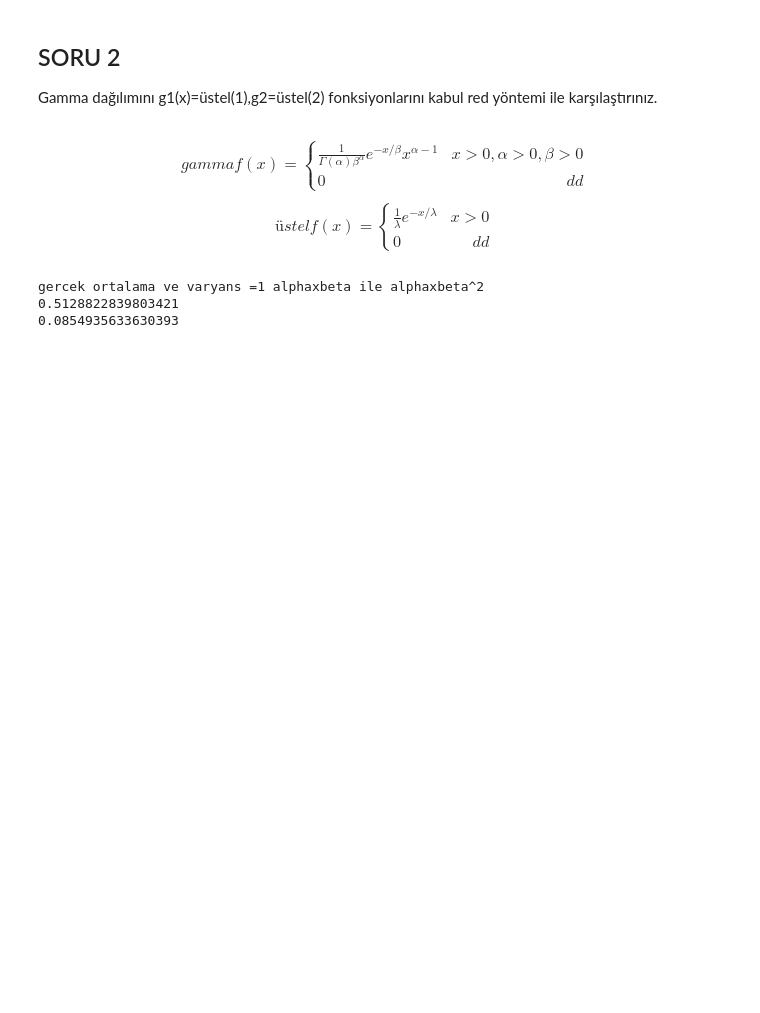
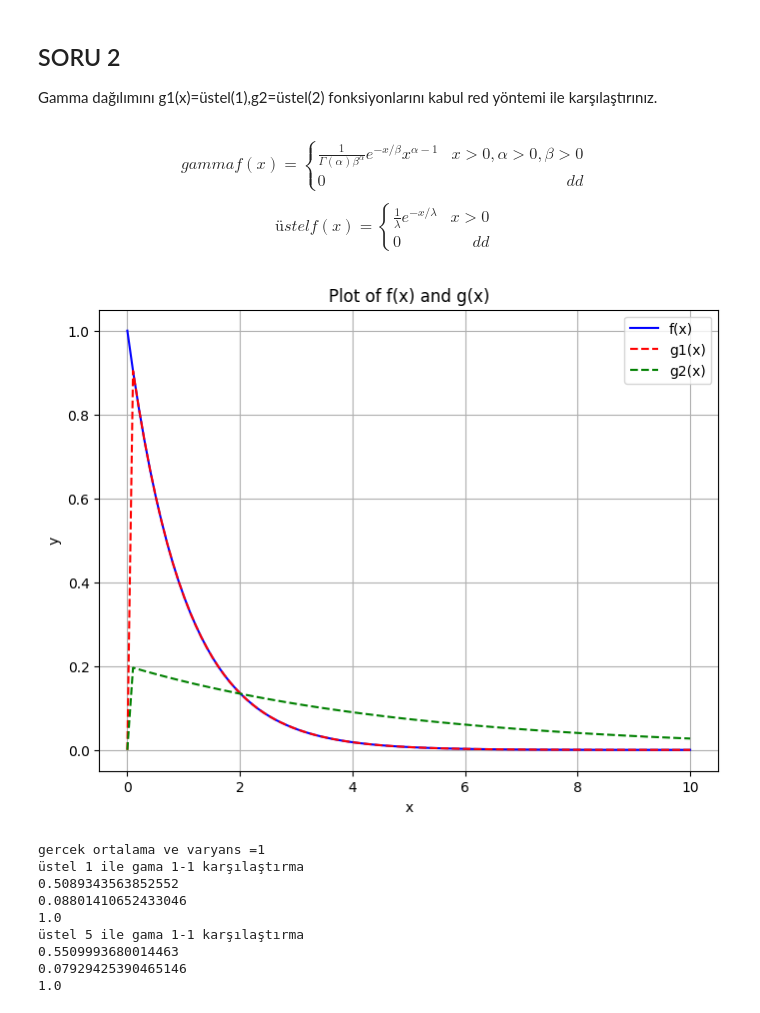
Before and after one commit to SirmaXX/simulasyonodevleri, a Jupyter notebook: simulasyon_odevi3.ipynb, the cells around one changed output. Saved outputs shown, nothing was run; the diff lists cells and outputs as text; code cells hidden in the pictures; blank space fills up the shorter version.

```diff
--- a/simulasyon_odevi3.ipynb
+++ b/simulasyon_odevi3.ipynb
@@ -160,6 +165,42 @@ gamma f(x) =
      0 & dd
     \end{array}\right.
  \end{equation}
+# %%
+import numpy as np
+from scipy.special import gamma, factorial
+import matplotlib.pyplot as plt
+
+def exponential_dist(x, lambdaa):
+    return np.where(x > 0, (1/lambdaa) * np.exp(-x/lambdaa), 0)
+
+
+#print(exponential(0,1))
+
+def gamma_dist(x, alpha, beta):
+    return (1 / gamma(alpha) * (beta ** alpha)) * np.exp(-x / beta) * (x ** (alpha - 1))
+
+
+# Generate x values
+x_values = np.linspace(0, 10, 100)
+
+# Calculate y values for f(x) and g(x)
+f_values =gamma_dist(x_values,1,1)
+g1_values = exponential_dist(x_values,1)
+g2_values=exponential_dist(x_values,5)
+
+# Plot both functions
+plt.figure(figsize=(8, 6))
+plt.plot(x_values, f_values, label='f(x)', color='blue')
+plt.plot(x_values, g1_values, label='g1(x)', linestyle='--', color='red')
+plt.plot(x_values, g2_values, label='g2(x)', linestyle='--', color='green')
+plt.xlabel('x')
+plt.ylabel('y')
+plt.title('Plot of f(x) and g(x)')
+plt.legend()
+plt.grid(True)
+plt.show()
+# %% [output]
+[figure, added]
 # %%
 import numpy as np
 from scipy.special import gamma, factorial
@@ -196,17 +237,33 @@ def AR(N, lambdaa,alpha,beta):
     c=find_c(N, lambdaa)
     for i in range(N):
         while True:
-            Y = np.random.uniform(-1, 1, 1)
+            Y = np.random.uniform(0, 1, 1)
             U = np.random.uniform(0, 1, 1)
             if U <= exponential_dist(Y, lambdaa) / (c * gamma_dist(Y,alpha,beta)):
                 x = np.append(x, Y)
                 break
+
     return x
 
-print("gercek ortalama ve varyans =1 alphaxbeta ile alphaxbeta^2 ")
-print(np.mean(AR(1000,1,1,1)))
-print(np.var(AR(1000,1,1,1)))
+n=1000
+print("gercek ortalama ve varyans =1 ")
+dataset=AR(n,1,1,1)
+datasett=AR(n,5,1,1)
+print("üstel 1 ile gama 1-1 karşılaştırma")
+print(np.mean(dataset))
+print(np.var(dataset))
+print(len(dataset)/n)
+print("üstel 5 ile gama 1-1 karşılaştırma")
+print(np.mean(datasett))
+print(np.var(datasett))
+print(len(datasett)/n)
 # %% [output]
-gercek ortalama ve varyans =1 alphaxbeta ile alphaxbeta^2
-0.5128822839803421
-0.0854935633630393
+gercek ortalama ve varyans =1
+üstel 1 ile gama 1-1 karşılaştırma
+0.5089343563852552
+0.08801410652433046
+1.0
+üstel 5 ile gama 1-1 karşılaştırma
+0.5509993680014463
+0.07929425390465146
+1.0
```
Also changed, not shown: parts of 5 cells of this notebook.
